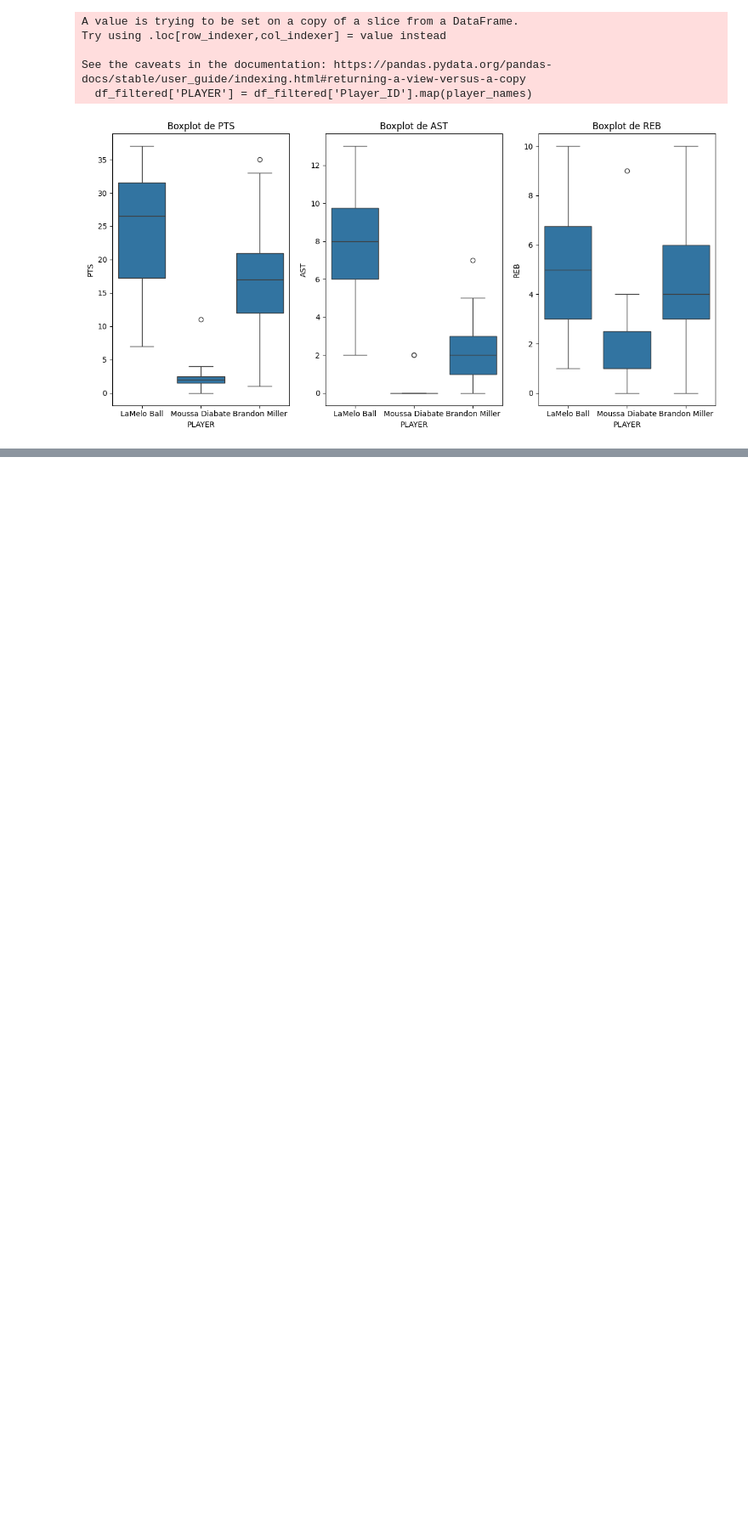
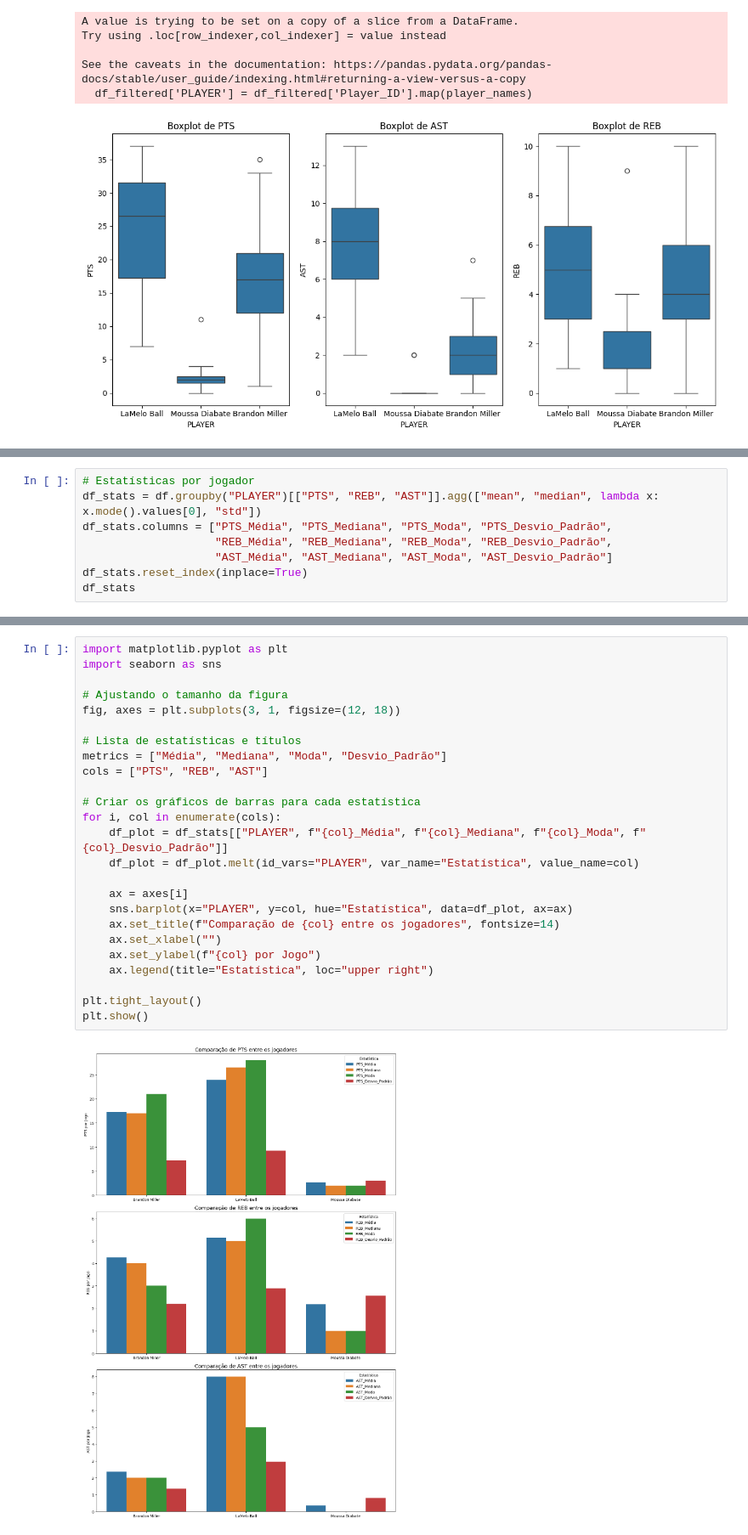
Before and after one commit to genarioazevedoufape/preditor_jogos_nba, a Jupyter notebook: EDA/eda_parte_2.ipynb, the cells around one changed output, grey strips where cells are left out. Shown: that part at 85% size. Saved outputs shown, nothing was run; the diff lists cells and outputs as text; blank space fills up the shorter version.

```diff
--- a/EDA/eda_parte_2.ipynb
+++ b/EDA/eda_parte_2.ipynb
@@ -475,0 +508,8 @@ See the caveats in the documentation: https://pandas.pydata.org/pandas-docs/stab
+# %%
+# Estatísticas por jogador
+df_stats = df.groupby("PLAYER")[["PTS", "REB", "AST"]].agg(["mean", "median", lambda x: x.mode().values[0], "std"])
+df_stats.columns = ["PTS_Média", "PTS_Mediana", "PTS_Moda", "PTS_Desvio_Padrão",
+                    "REB_Média", "REB_Mediana", "REB_Moda", "REB_Desvio_Padrão",
+                    "AST_Média", "AST_Mediana", "AST_Moda", "AST_Desvio_Padrão"]
+df_stats.reset_index(inplace=True)
+df_stats
@@ -475,0 +521,27 @@ See the caveats in the documentation: https://pandas.pydata.org/pandas-docs/stab
+# %%
+import matplotlib.pyplot as plt
+import seaborn as sns
+
+# Ajustando o tamanho da figura
+fig, axes = plt.subplots(3, 1, figsize=(12, 18))
+
+# Lista de estatísticas e títulos
+metrics = ["Média", "Mediana", "Moda", "Desvio_Padrão"]
+cols = ["PTS", "REB", "AST"]
+
+# Criar os gráficos de barras para cada estatística
+for i, col in enumerate(cols):
+    df_plot = df_stats[["PLAYER", f"{col}_Média", f"{col}_Mediana", f"{col}_Moda", f"{col}_Desvio_Padrão"]]
+    df_plot = df_plot.melt(id_vars="PLAYER", var_name="Estatística", value_name=col)
+
+    ax = axes[i]
+    sns.barplot(x="PLAYER", y=col, hue="Estatística", data=df_plot, ax=ax)
+    ax.set_title(f"Comparação de {col} entre os jogadores", fontsize=14)
+    ax.set_xlabel("")
+    ax.set_ylabel(f"{col} por Jogo")
+    ax.legend(title="Estatística", loc="upper right")
+
+plt.tight_layout()
+plt.show()
+# %% [output]
+[figure, added]
```
Also changed, not shown: parts of 3 cells of this notebook.
